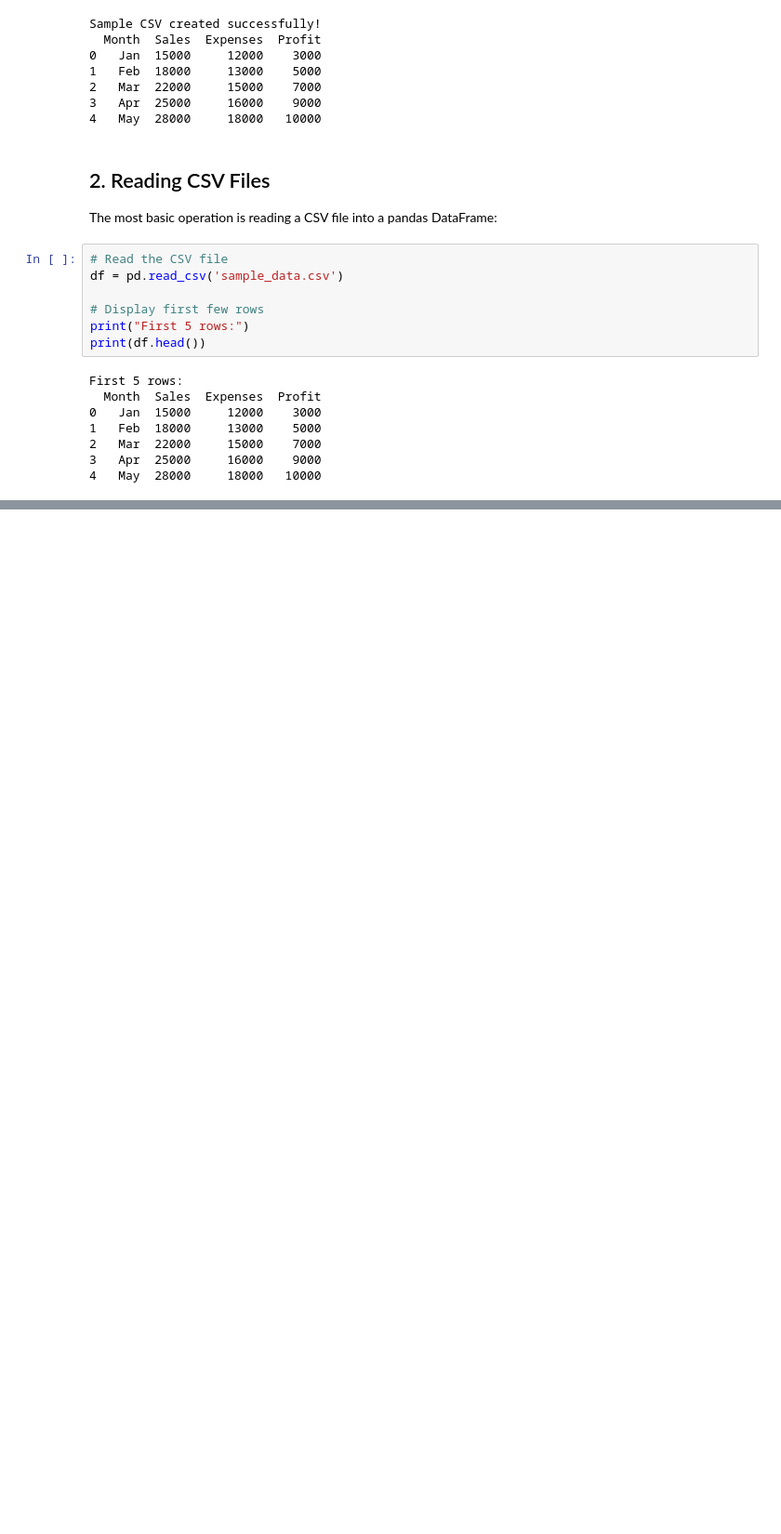
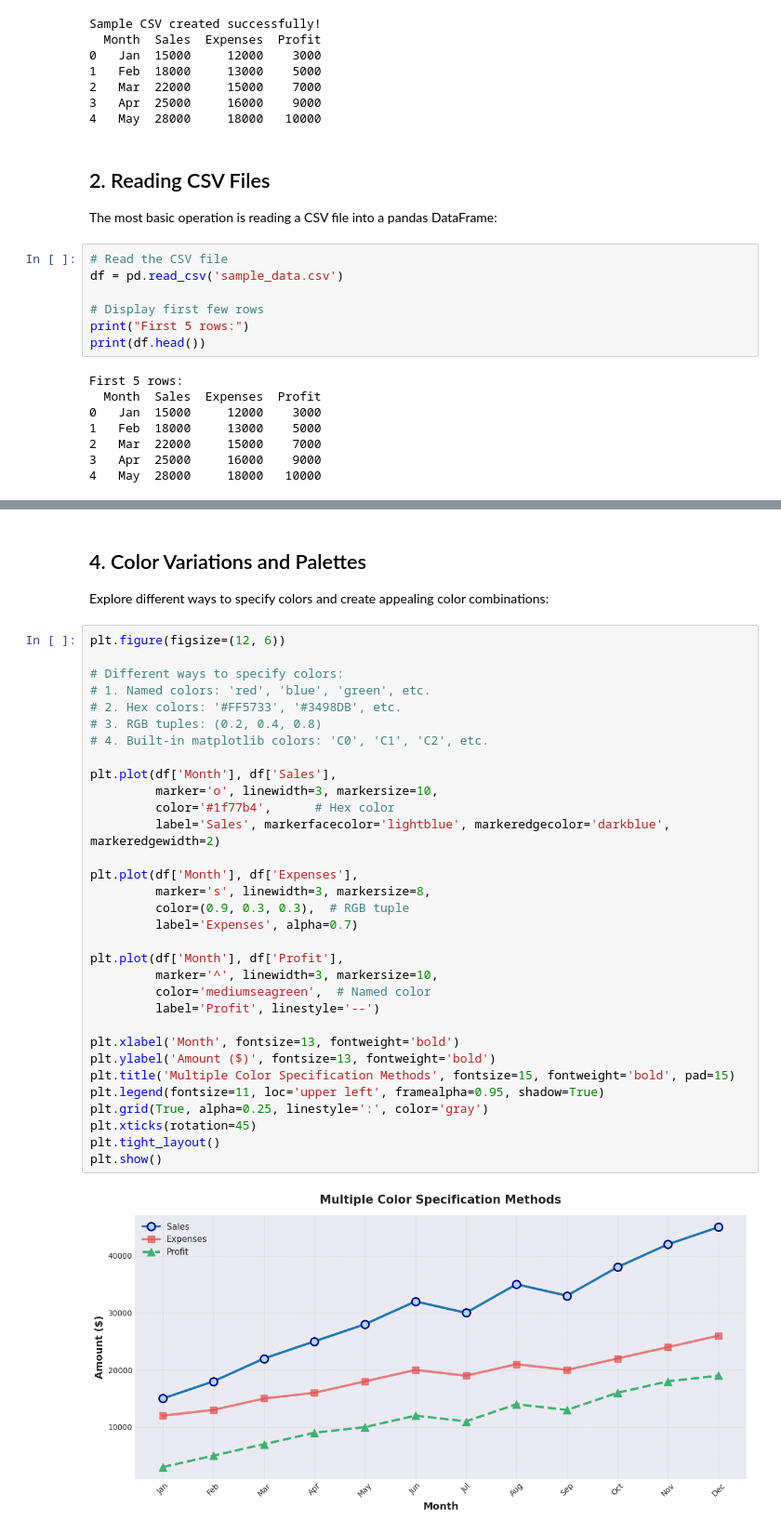
Before and after one commit to carteradamski/MDST_ECON_PROJECT_W26, a Jupyter notebook: week2/week2_tutorial.ipynb, the cells around one changed output, grey strips where cells are left out. Shown at 93% size. Cells and saved outputs as stored; diff of their text form; blank space fills up the shorter version.

```diff
--- a/week2/week2_tutorial.ipynb
+++ b/week2/week2_tutorial.ipynb
@@ -292,0 +88,38 @@ Linear regression equation: Profit = 1.16 * Expenses + -10356.43
+# %% [markdown]
+## 4. Color Variations and Palettes
+
+Explore different ways to specify colors and create appealing color combinations:
+# %%
+plt.figure(figsize=(12, 6))
+
+# Different ways to specify colors:
+# 1. Named colors: 'red', 'blue', 'green', etc.
+# 2. Hex colors: '#FF5733', '#3498DB', etc.
+# 3. RGB tuples: (0.2, 0.4, 0.8)
+# 4. Built-in matplotlib colors: 'C0', 'C1', 'C2', etc.
+
+plt.plot(df['Month'], df['Sales'],
+         marker='o', linewidth=3, markersize=10,
+         color='#1f77b4',      # Hex color
+         label='Sales', markerfacecolor='lightblue', markeredgecolor='darkblue', markeredgewidth=2)
+
+plt.plot(df['Month'], df['Expenses'],
+         marker='s', linewidth=3, markersize=8,
+         color=(0.9, 0.3, 0.3),  # RGB tuple
+         label='Expenses', alpha=0.7)
+
+plt.plot(df['Month'], df['Profit'],
+         marker='^', linewidth=3, markersize=10,
+         color='mediumseagreen',  # Named color
+         label='Profit', linestyle='--')
+
+plt.xlabel('Month', fontsize=13, fontweight='bold')
+plt.ylabel('Amount ($)', fontsize=13, fontweight='bold')
+plt.title('Multiple Color Specification Methods', fontsize=15, fontweight='bold', pad=15)
+plt.legend(fontsize=11, loc='upper left', framealpha=0.95, shadow=True)
+plt.grid(True, alpha=0.25, linestyle=':', color='gray')
+plt.xticks(rotation=45)
+plt.tight_layout()
+plt.show()
+# %% [output]
+[figure, added]
```
Also changed, not shown: parts of 55 cells of this notebook.
